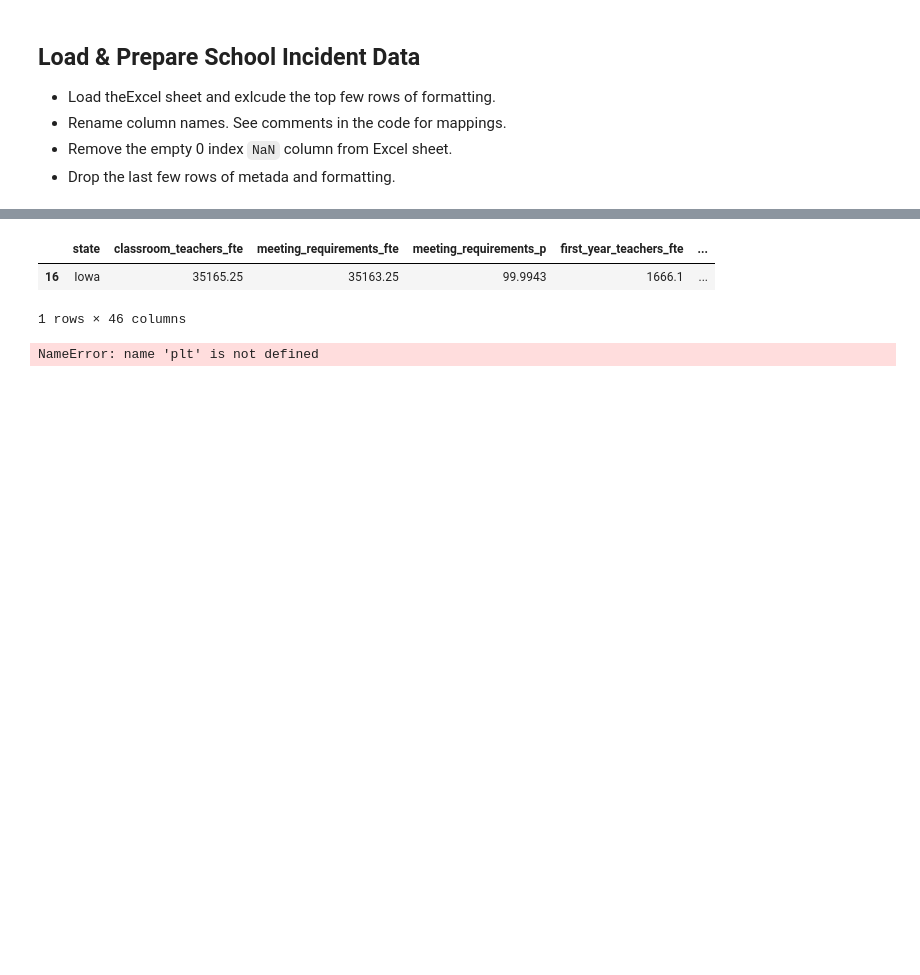
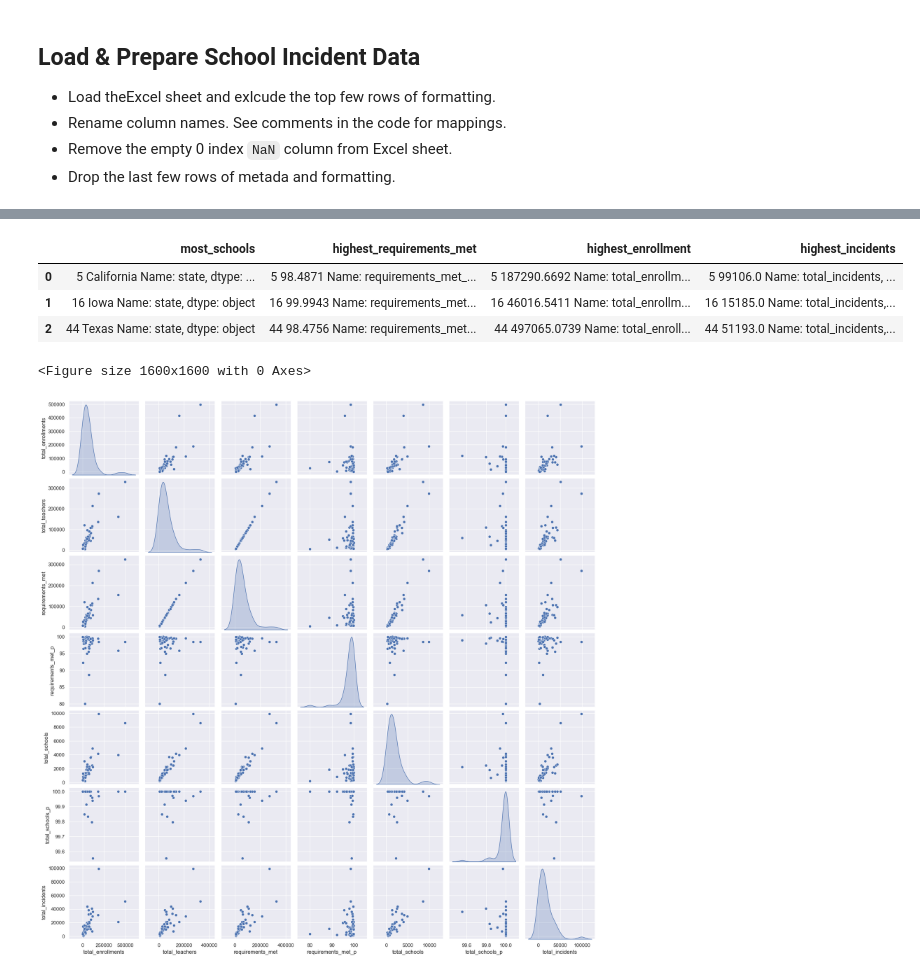
Before and after one commit to seantbaier/csca5622-final-project, a Jupyter notebook: src/csca5622_final_project/final_project.ipynb, the cells around one changed output, grey strips where cells are left out. Drawn from its saved outputs; the diff is of its cells as text; code cells hidden in the pictures; blank space fills up the shorter version.

```diff
--- a/src/csca5622_final_project/final_project.ipynb
+++ b/src/csca5622_final_project/final_project.ipynb
@@ -165,28 +308,50 @@ incidents.head()
 # %%
+# -- Drop other unessary data
+teacher_creds.drop(["first_year_teachers", "first_year_teachers_p", "second_year_teachers", "second_year_teachers_p"], axis=1, inplace=True)
+incidents.drop(incidents.columns.difference(['total_incidents', "state"]), axis=1, inplace=True)
+preschool.drop(preschool.columns.difference(['total_enrollments', "state"]), axis=1, inplace=True)
+
 # -- Merge all data on the State column
-
-data = teacher_creds.merge(preschool, on="state").merge(incidents, on="state")
+data = preschool.merge(teacher_creds, on="state").merge(incidents, on="state")
 
 # -- Remove total of united states
 data.drop([0], inplace=True)
-
-# -- Which state has the most the most number of schools. Choosing number here since most are 100%
-most_schools = data[data['total_schools'] == data['total_schools'].max()]
-
-# -- What's the school with the highest rate of meeting requirements?
-highest_requirements_met = data[data['meeting_requirements_p'] == data['meeting_requirements_p'].max()]
-highest_requirements_met
-# %% [output]
-|  | state | classroom_teachers_fte | meeting_requirements_fte | meeting_requirements_p | first_year_teachers_fte | ... |
-| 16 | Iowa | 35165.25 | 35163.25 | 99.9943 | 1666.1 | ... |
-1 rows × 46 columns
+# %%
+# -- Which state has the most the most number of schools. Choosing number here since most are 100%
+most_schools = data[data["total_schools"] == data["total_schools"].max()]
+
+# -- What"s the school with the highest rate of meeting requirements?
+highest_requirements_met = data[data["requirements_met_p"] == data["requirements_met_p"].max()]
+
+# -- Which state has the highets enrollment rate
+highest_enrollment = data[data["total_enrollments"] == data["total_enrollments"].max()]
+
+# -- Highest incidents
+highest_incidents = data[data["total_incidents"] == data["total_incidents"].max()]
+
+rows = [most_schools, highest_requirements_met, highest_enrollment]
+
+df = pd.DataFrame({
+    "most_schools": [x['state'] for x in rows],
+    "highest_requirements_met": [x['requirements_met_p'] for x in rows],
+    "highest_enrollment": [x['total_enrollments'] for x in rows],
+    "highest_incidents": [x["total_incidents"] for x in rows]
+})
+
+df.head()
+# %% [output]
+|  | most_schools | highest_requirements_met | highest_enrollment | highest_incidents |
+| 0 | 5 California Name: state, dtype: ... | 5 98.4871 Name: requirements_met_... | 5 187290.6692 Name: total_enrollm... | 5 99106.0 Name: total_incidents, ... |
+| 1 | 16 Iowa Name: state, dtype: object | 16 99.9943 Name: requirements_met... | 16 46016.5411 Name: total_enrollm... | 16 15185.0 Name: total_incidents,... |
+| 2 | 44 Texas Name: state, dtype: object | 44 98.4756 Name: requirements_met... | 44 497065.0739 Name: total_enroll... | 44 51193.0 Name: total_incidents,... |
 # %%
 # plot a pair plot of the data using the seaborn library
 cols_to_plot = data.columns
+
 plt.figure(figsize=(16, 16))
-sns.pairplot(votes[cols_to_plot], diag_kind="kde")
-
-plt.savefig('election_pair_plot.png', dpi = 300, bbox_inches = 'tight')
+sns.pairplot(data[cols_to_plot], diag_kind="kde")
+plt.savefig("../../data/data_pair_plot.png", dpi = 300, bbox_inches = 'tight')
 # your code here
 # %% [output]
-NameError: name 'plt' is not defined
+<Figure size 1600x1600 with 0 Axes>
+[figure, added]
```
Also changed, not shown: parts of 15 cells of this notebook, 1 other file.
